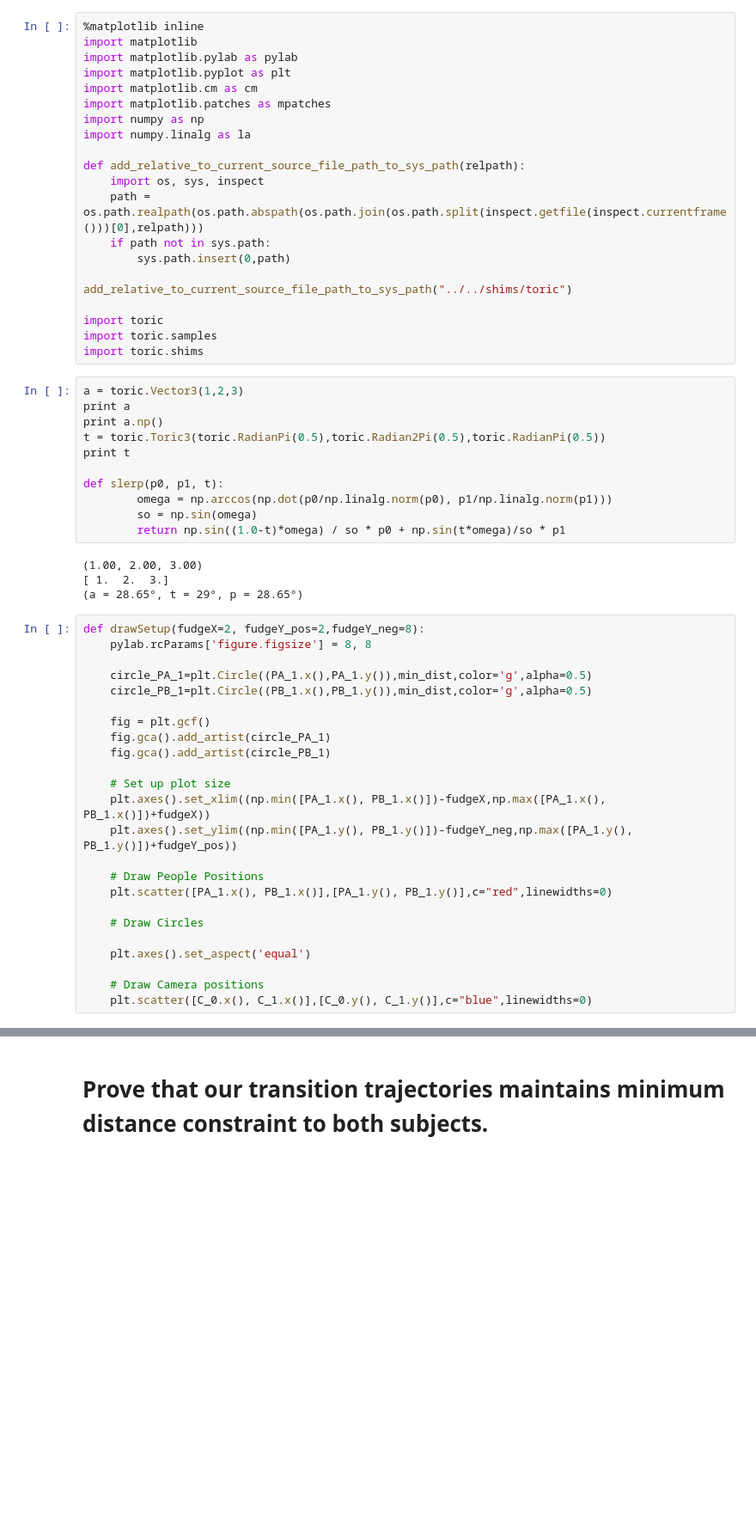
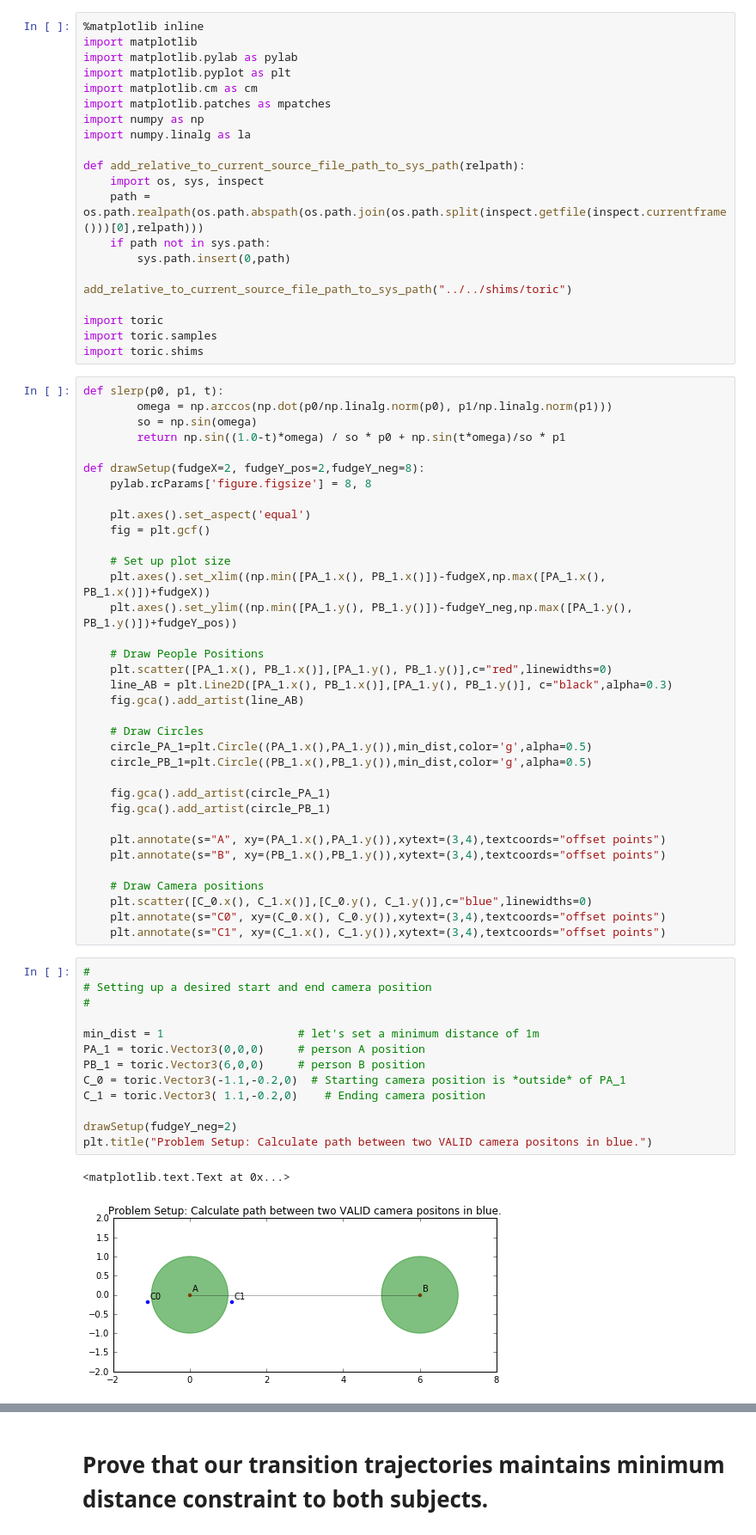
Before and after one commit to njoubert/spooky, a Jupyter notebook: experiments/ipython/NJ - 06 - Toric Interpolation Proof of Min Dist Constraint Maintenance.ipynb, the cells around one changed output, grey strips where cells are left out. Shown at 86% size. Drawn from its saved outputs; the diff is of its cells as text; blank space fills up the shorter version.

```diff
--- a/experiments/ipython/NJ - 06 - Toric Interpolation Proof of Min Dist Constraint Maintenance.ipynb
+++ b/experiments/ipython/NJ - 06 - Toric Interpolation Proof of Min Dist Constraint Maintenance.ipynb
@@ -22,31 +22,17 @@ add_relative_to_current_source_file_path_to_sys_path("../../shims/toric")
 import toric
 import toric.samples
 import toric.shims
-# %%
-a = toric.Vector3(1,2,3)
-print a
-print a.np()
-t = toric.Toric3(toric.RadianPi(0.5),toric.Radian2Pi(0.5),toric.RadianPi(0.5))
-print t
-
-def slerp(p0, p1, t):
-        omega = np.arccos(np.dot(p0/np.linalg.norm(p0), p1/np.linalg.norm(p1)))
-        so = np.sin(omega)
-        return np.sin((1.0-t)*omega) / so * p0 + np.sin(t*omega)/so * p1
-# %% [output]
-(1.00, 2.00, 3.00)
-[ 1.  2.  3.]
-(a = 28.65°, t = 29°, p = 28.65°)
 # %%
+def slerp(p0, p1, t):
+        omega = np.arccos(np.dot(p0/np.linalg.norm(p0), p1/np.linalg.norm(p1)))
+        so = np.sin(omega)
+        return np.sin((1.0-t)*omega) / so * p0 + np.sin(t*omega)/so * p1
+
 def drawSetup(fudgeX=2, fudgeY_pos=2,fudgeY_neg=8):
     pylab.rcParams['figure.figsize'] = 8, 8
 
-    circle_PA_1=plt.Circle((PA_1.x(),PA_1.y()),min_dist,color='g',alpha=0.5)
-    circle_PB_1=plt.Circle((PB_1.x(),PB_1.y()),min_dist,color='g',alpha=0.5)
-
+    plt.axes().set_aspect('equal')
     fig = plt.gcf()
-    fig.gca().add_artist(circle_PA_1)
-    fig.gca().add_artist(circle_PB_1)
 
     # Set up plot size
     plt.axes().set_xlim((np.min([PA_1.x(), PB_1.x()])-fudgeX,np.max([PA_1.x(), PB_1.x()])+fudgeX))
@@ -54,10 +40,36 @@ def drawSetup(fudgeX=2, fudgeY_pos=2,fudgeY_neg=8):
 
     # Draw People Positions
     plt.scatter([PA_1.x(), PB_1.x()],[PA_1.y(), PB_1.y()],c="red",linewidths=0)
+    line_AB = plt.Line2D([PA_1.x(), PB_1.x()],[PA_1.y(), PB_1.y()], c="black",alpha=0.3)
+    fig.gca().add_artist(line_AB)
 
     # Draw Circles
+    circle_PA_1=plt.Circle((PA_1.x(),PA_1.y()),min_dist,color='g',alpha=0.5)
+    circle_PB_1=plt.Circle((PB_1.x(),PB_1.y()),min_dist,color='g',alpha=0.5)
 
-    plt.axes().set_aspect('equal')
+    fig.gca().add_artist(circle_PA_1)
+    fig.gca().add_artist(circle_PB_1)
+
+    plt.annotate(s="A", xy=(PA_1.x(),PA_1.y()),xytext=(3,4),textcoords="offset points")
+    plt.annotate(s="B", xy=(PB_1.x(),PB_1.y()),xytext=(3,4),textcoords="offset points")
 
     # Draw Camera positions
     plt.scatter([C_0.x(), C_1.x()],[C_0.y(), C_1.y()],c="blue",linewidths=0)
+    plt.annotate(s="C0", xy=(C_0.x(), C_0.y()),xytext=(3,4),textcoords="offset points")
+    plt.annotate(s="C1", xy=(C_1.x(), C_1.y()),xytext=(3,4),textcoords="offset points")
+# %%
+#
+# Setting up a desired start and end camera position
+#
+
+min_dist = 1                    # let's set a minimum distance of 1m
+PA_1 = toric.Vector3(0,0,0)     # person A position
+PB_1 = toric.Vector3(6,0,0)     # person B position
+C_0 = toric.Vector3(-1.1,-0.2,0)  # Starting camera position is *outside* of PA_1
+C_1 = toric.Vector3( 1.1,-0.2,0)    # Ending camera position
+
+drawSetup(fudgeY_neg=2)
+plt.title("Problem Setup: Calculate path between two VALID camera positons in blue.")
+# %% [output]
+<matplotlib.text.Text at 0x...>
+[figure, added]
```
Also changed, not shown: parts of 9 cells of this notebook.
